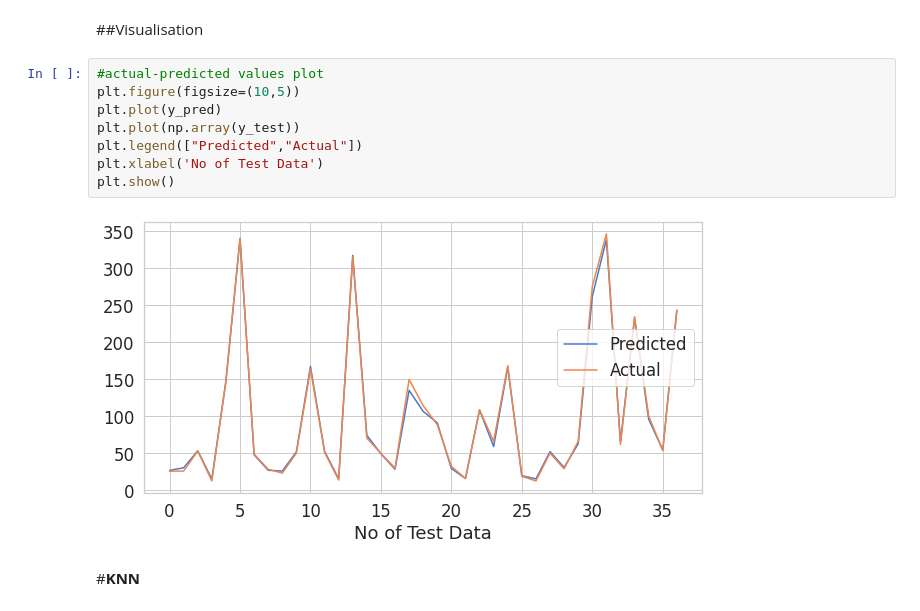
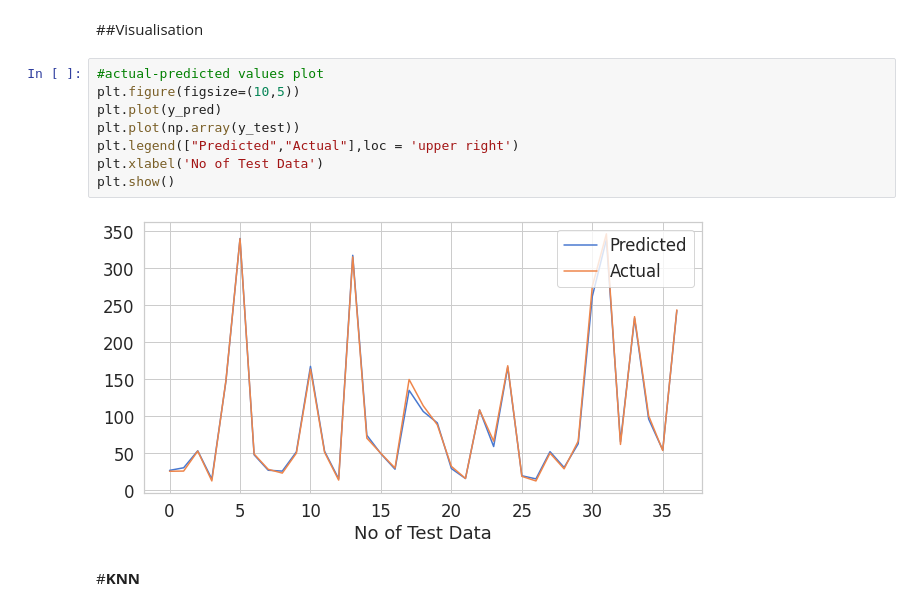
Before and after one commit to Aashishc-prog/Yes-Bank-Stock-Closing-Price-prediction-, a Jupyter notebook: Capstone_2_Yes_Bank_stock_closing_price_.ipynb, the cells around one changed output. Saved outputs shown, nothing was run; the diff lists cells and outputs as text.

```diff
--- a/Capstone_2_Yes_Bank_stock_closing_price_.ipynb
+++ b/Capstone_2_Yes_Bank_stock_closing_price_.ipynb
@@ -382,13 +382,13 @@ i+=1
 # %%
 #actual-predicted values plot
 plt.figure(figsize=(10,5))
 plt.plot(y_pred)
 plt.plot(np.array(y_test))
-plt.legend(["Predicted","Actual"])
+plt.legend(["Predicted","Actual"],loc = 'upper right')
 plt.xlabel('No of Test Data')
 plt.show()
 # %% [output]
-[figure, old version]
+[figure, new version]
 # %% [markdown]
 #**KNN**
 # %%
```
Also changed, not shown: parts of 11 cells of this notebook.
